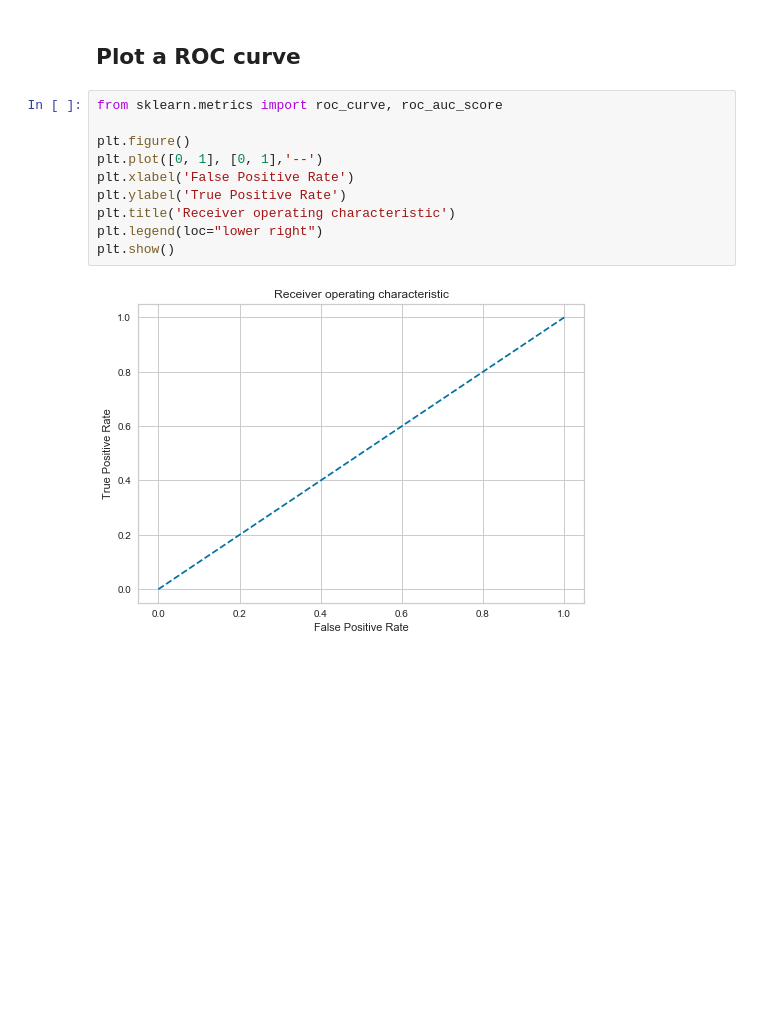
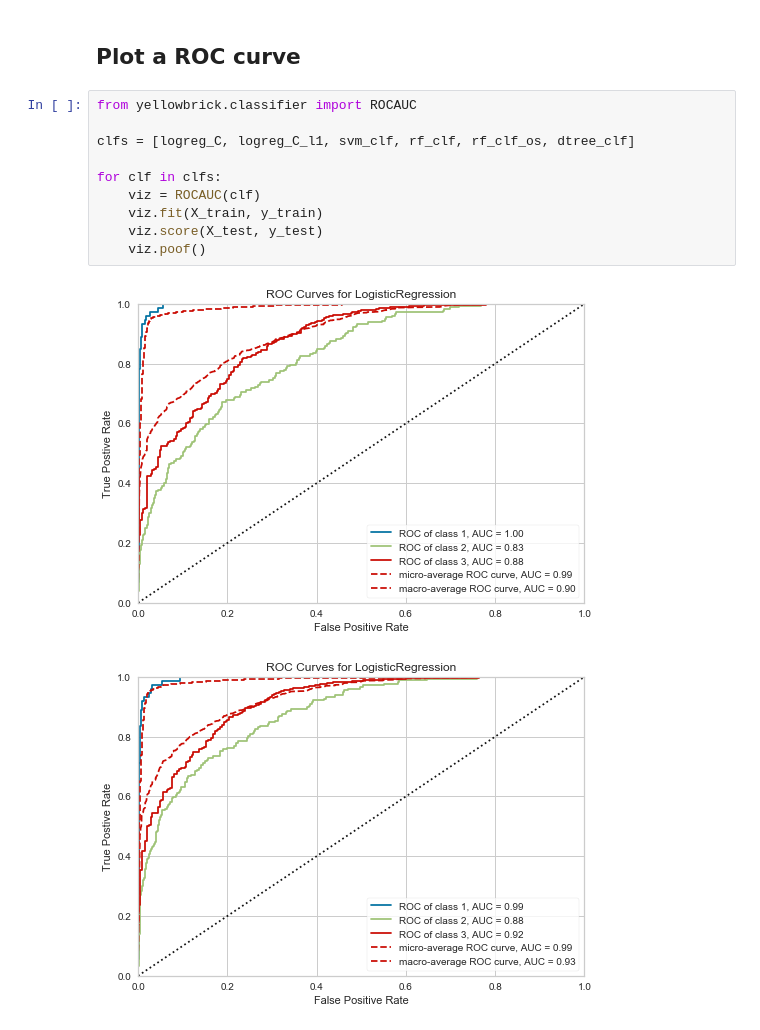
Before and after one commit to rahul7a/thyroid-classification, a Jupyter notebook: MachineLearning/ModelingAndMachineLearning.ipynb, the cells around one changed output. Saved outputs shown, nothing was run; the diff lists cells and outputs as text; blank space fills up the shorter version.

Commit message:
Updated with documentation and ROC curves.

```diff
--- a/MachineLearning/ModelingAndMachineLearning.ipynb
+++ b/MachineLearning/ModelingAndMachineLearning.ipynb
@@ -343,14 +350,15 @@ SMOTE with RandomForestClassifier performed better among SVM, RandomForestClassi
 # %% [markdown]
 ## Plot a ROC curve
-# %%
-from sklearn.metrics import roc_curve, roc_auc_score
-
-plt.figure()
-plt.plot([0, 1], [0, 1],'--')
-plt.xlabel('False Positive Rate')
-plt.ylabel('True Positive Rate')
-plt.title('Receiver operating characteristic')
-plt.legend(loc="lower right")
-plt.show()
-# %% [output]
-[figure, removed]
+# %%
+from yellowbrick.classifier import ROCAUC
+
+clfs = [logreg_C, logreg_C_l1, svm_clf, rf_clf, rf_clf_os, dtree_clf]
+
+for clf in clfs:
+    viz = ROCAUC(clf)
+    viz.fit(X_train, y_train)
+    viz.score(X_test, y_test)
+    viz.poof()
+# %% [output]
+[figure, added]
+[figure, added]
```
Also changed, not shown: parts of 15 cells of this notebook.
